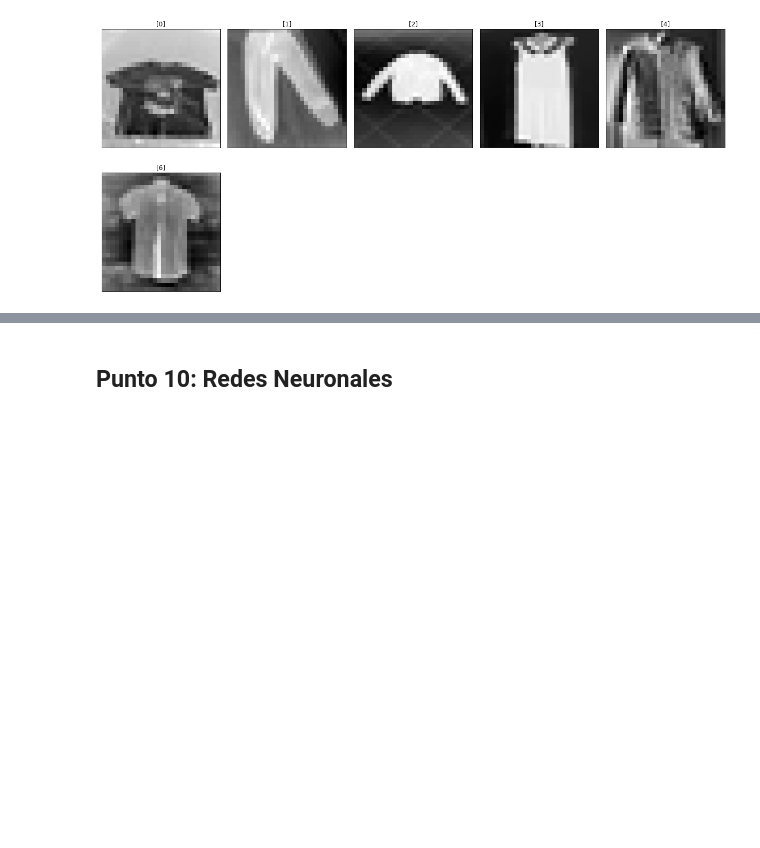
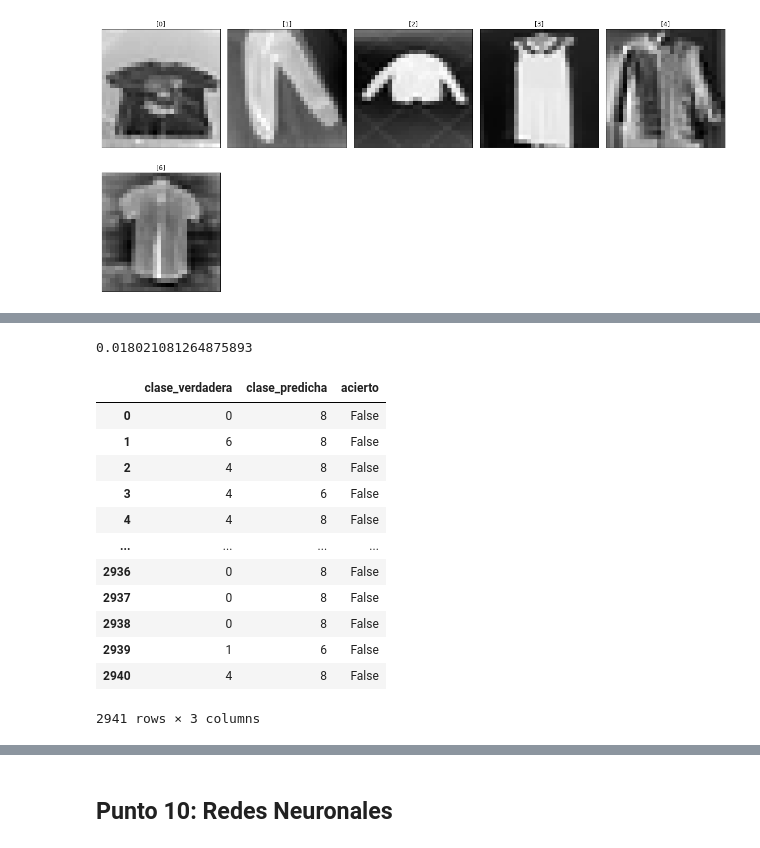
Before and after one commit to mcnanton/tp2AA, a Jupyter notebook: TP2AA.ipynb, the cells around one changed output, grey strips where cells are left out. Saved outputs shown, nothing was run; the diff lists cells and outputs as text; code cells hidden in the pictures; blank space fills up the shorter version.

```diff
--- a/TP2AA.ipynb
+++ b/TP2AA.ipynb
@@ -1324,0 +1335,24 @@ ValueError: Classification metrics can't handle a mix of unknown and multiclass
+# %%
+print(accuracy)
+# %% [output]
+0.018021081264875893
+# %%
+df = pd.DataFrame()
+df['clase_verdadera'] = Y_nc
+df['clase_predicha'] = y_pred
+df['acierto'] = Y_nc==y_pred
+df
+# %% [output]
+|  | clase_verdadera | clase_predicha | acierto |
+| 0 | 0 | 8 | False |
+| 1 | 6 | 8 | False |
+| 2 | 4 | 8 | False |
+| 3 | 4 | 6 | False |
+| 4 | 4 | 8 | False |
+| ... | ... | ... | ... |
+| 2936 | 0 | 8 | False |
+| 2937 | 0 | 8 | False |
+| 2938 | 0 | 8 | False |
+| 2939 | 1 | 6 | False |
+| 2940 | 4 | 8 | False |
+2941 rows × 3 columns
```
Also changed, not shown: parts of 7 cells of this notebook, 1 other file.
